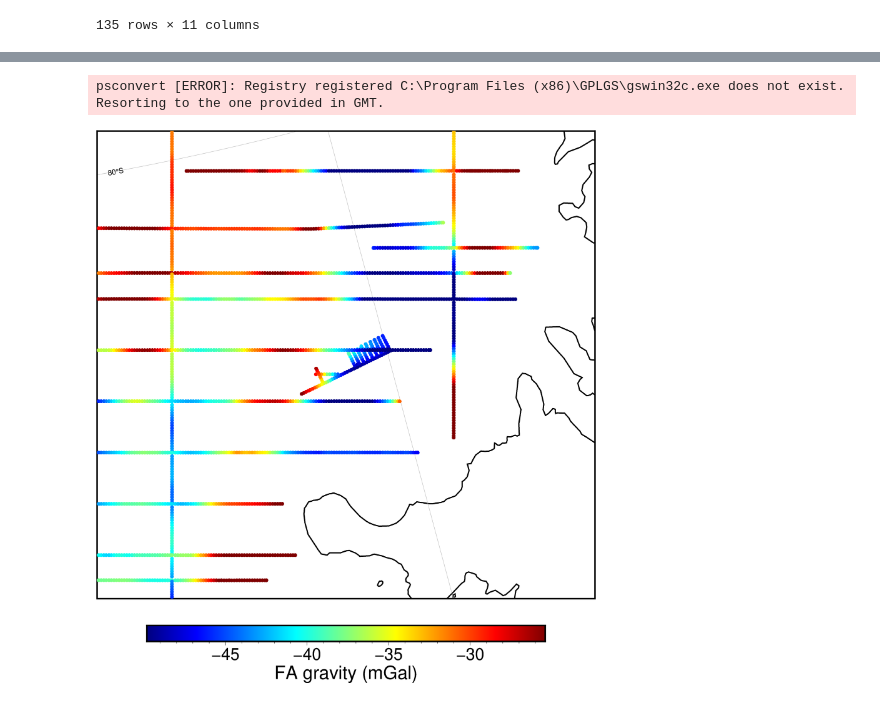
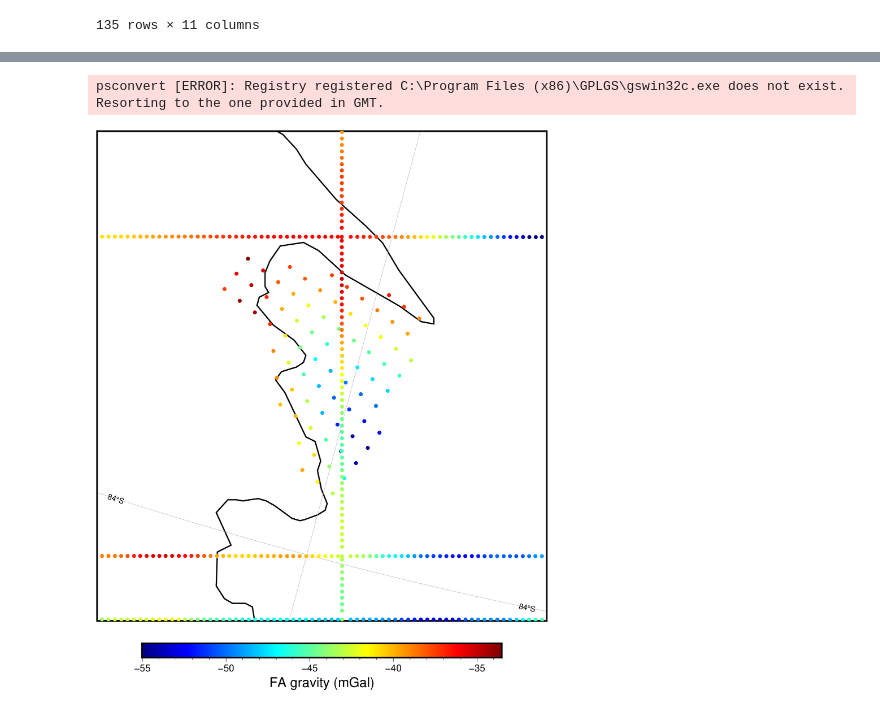
Before and after one commit to mdtanker/RIS_gravity_inversion, a Jupyter notebook: RIS_gravity_data.ipynb, the cells around one changed output, grey strips where cells are left out. Cells and saved outputs as stored; diff of their text form; code cells hidden in the pictures.

```diff
--- a/RIS_gravity_data.ipynb
+++ b/RIS_gravity_data.ipynb
@@ -289,0 +324,7 @@ DD['FA_shift']=DD.FA+(df.FA.mean()-DD.FA.mean())
+# %%
+file='C:/Users/matthewt/Documents/Python_Scripts/RIS_gravity_inversion/gravity_data/wgz_fa.csv'
+WGZ = pd.read_csv(file)
+WGZ.rename(columns={'free-air_disturbance(mGal)':'FA', 'PSX(m)':'x', 'PSY(m)':'y'}, inplace=True)
+# transformer = Transformer.from_crs("epsg:4326", "epsg:3031")
+# WGZ['x'], WGZ['y'] = transformer.transform(WGZ.Latitude.tolist(), WGZ.Longitude.tolist())
+WGZ
@@ -290,41 +345,46 @@ DD['FA_shift']=DD.FA+(df.FA.mean()-DD.FA.mean())
 # %%
-df=DD
-buffer=80e3
+df=WGZ
+buffer=20e3
 n=df.y.min()-buffer
 s=df.y.max()+buffer
 e=df.x.min()-buffer
 w=df.x.max()+buffer
 
+df=rosetta_block
+df = df[df.y.between(n, s) & df.x.between(e, w)]
+
+WGZ['FA_shift']=WGZ.FA+(df.FA.mean()-WGZ.FA.mean())
+
 start_fig(n=n, s=s, e=e, w=w)
 
 
-df=DD
+df=WGZ
 # make color ramp scaled to points
 pygmt.makecpt(cmap="jet", series=[df.FA_shift.min(), df.FA_shift.max()], background=True)
 
 # plot points
 fig.plot(x=df.x,
          y=df.y,
          color=df.FA_shift,
          style='c4p',
          projection = fig_proj,
          region=fig_reg,
          cmap=True)
 
 df=rosetta_block
 
 # plot points
 fig.plot(x=df.x,
          y=df.y,
          color=df.FA,
          style='c4p',
          projection = fig_proj,
          region=fig_reg,
          cmap=True)
 
 fig.colorbar(frame='af+l"FA gravity (mGal)"')
 
 fig.show()
 # %% [output]
 psconvert [ERROR]: Registry registered C:\Program Files (x86)\GPLGS\gswin32c.exe does not exist. Resorting to the one provided in GMT.
-[figure, old version]
+[figure, new version]
```
Also changed, not shown: parts of 3 cells of this notebook, 19 other files.
